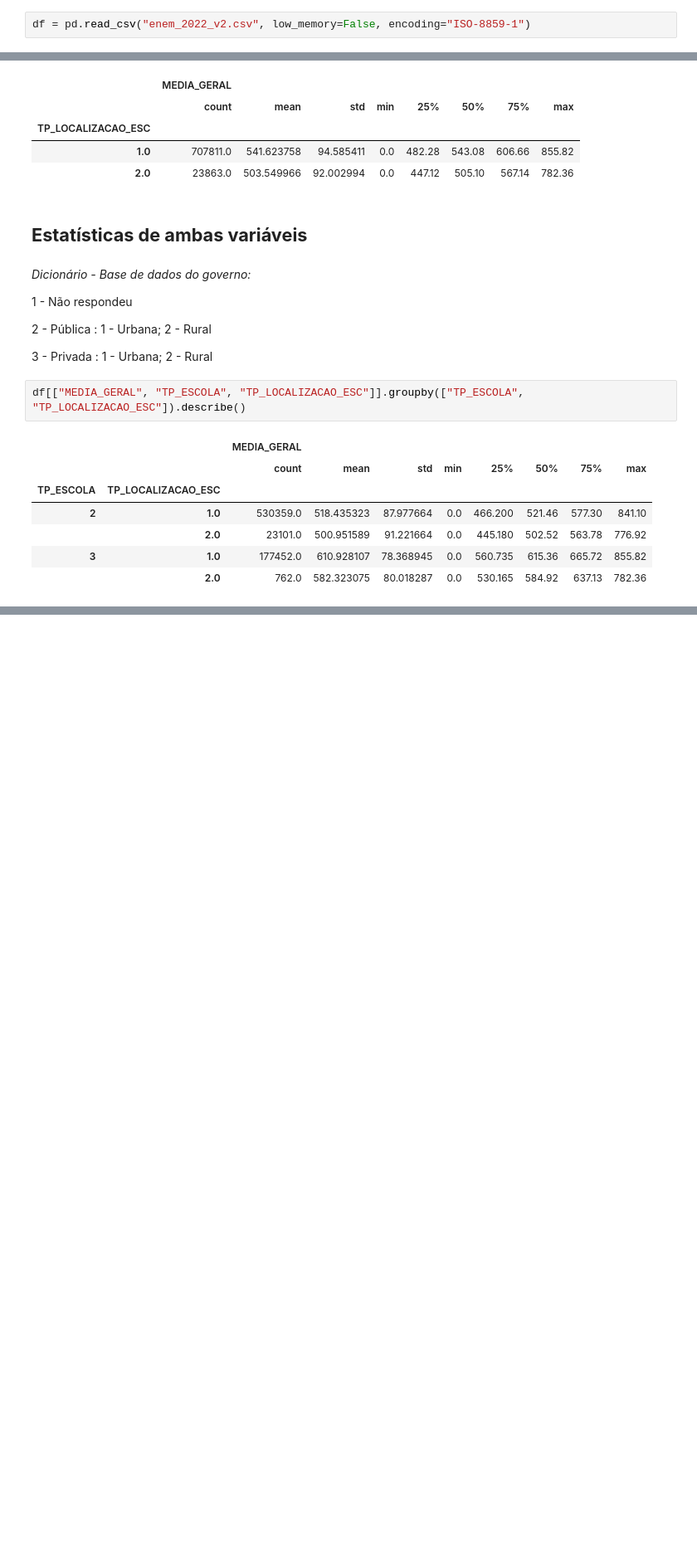
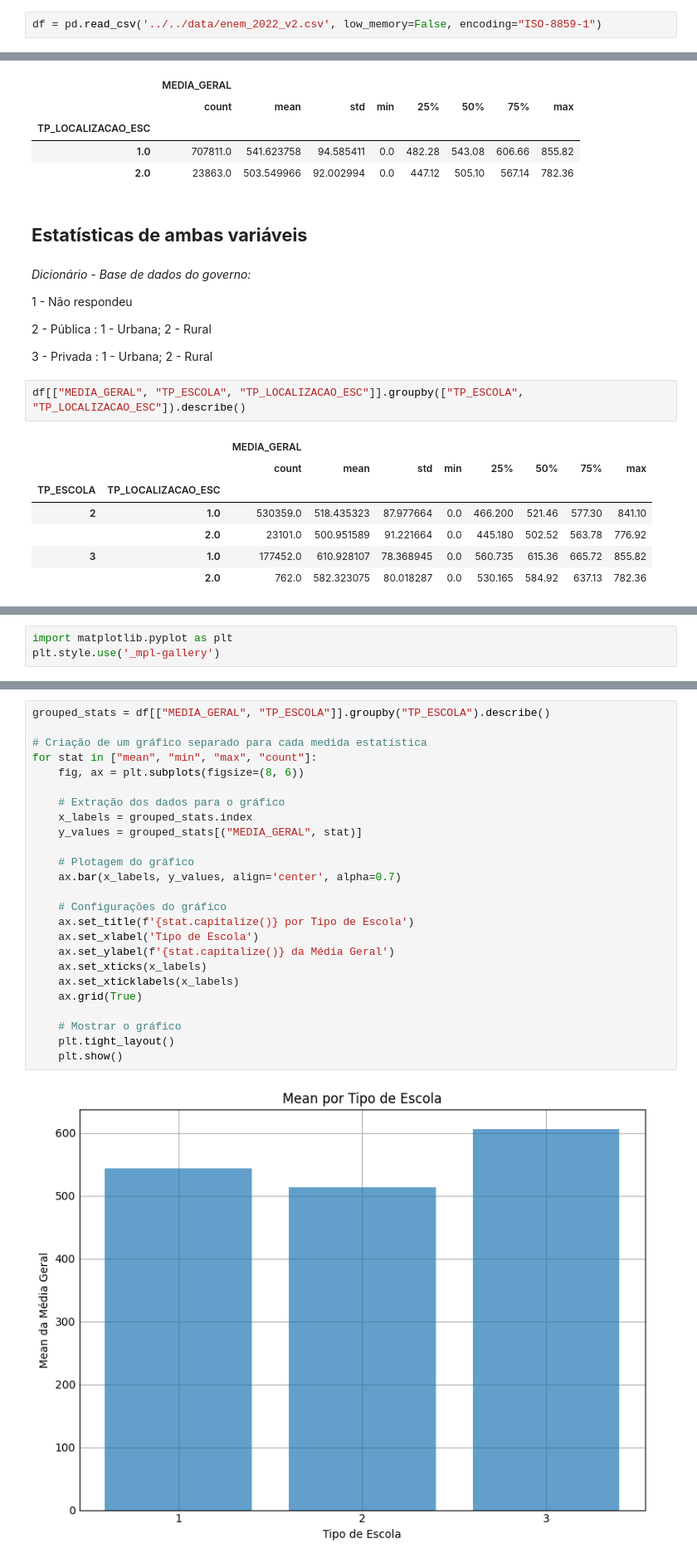
Before and after one commit to Medusa-85/analise_ENEM, a Jupyter notebook: analysis_2022/tp_esc/tp_escola.ipynb, the cells around one changed output, grey strips where cells are left out. Shown at 83% size. Drawn from its saved outputs; the diff is of its cells as text; blank space fills up the shorter version.

```diff
--- a/analysis_2022/tp_esc/tp_escola.ipynb
+++ b/analysis_2022/tp_esc/tp_escola.ipynb
@@ -8,7 +8,7 @@ pd.set_option('display.max_columns', None)
 # %% [markdown]
 **Analisando o dataset**
 # %%
-df = pd.read_csv("enem_2022_v2.csv", low_memory=False, encoding="ISO-8859-1")
+df = pd.read_csv('../../data/enem_2022_v2.csv', low_memory=False, encoding="ISO-8859-1")
 # %%
 df.info(verbose=True)
 # %% [output]
@@ -169,0 +171,3 @@ df[["MEDIA_GERAL", "TP_ESCOLA", "TP_LOCALIZACAO_ESC"]].groupby(["TP_ESCOLA", "TP
+# %%
+import matplotlib.pyplot as plt
+plt.style.use('_mpl-gallery')
@@ -169,0 +185,27 @@ df[["MEDIA_GERAL", "TP_ESCOLA", "TP_LOCALIZACAO_ESC"]].groupby(["TP_ESCOLA", "TP
+# %%
+grouped_stats = df[["MEDIA_GERAL", "TP_ESCOLA"]].groupby("TP_ESCOLA").describe()
+
+# Criação de um gráfico separado para cada medida estatística
+for stat in ["mean", "min", "max", "count"]:
+    fig, ax = plt.subplots(figsize=(8, 6))
+
+    # Extração dos dados para o gráfico
+    x_labels = grouped_stats.index
+    y_values = grouped_stats[("MEDIA_GERAL", stat)]
+
+    # Plotagem do gráfico
+    ax.bar(x_labels, y_values, align='center', alpha=0.7)
+
+    # Configurações do gráfico
+    ax.set_title(f'{stat.capitalize()} por Tipo de Escola')
+    ax.set_xlabel('Tipo de Escola')
+    ax.set_ylabel(f'{stat.capitalize()} da Média Geral')
+    ax.set_xticks(x_labels)
+    ax.set_xticklabels(x_labels)
+    ax.grid(True)
+
+    # Mostrar o gráfico
+    plt.tight_layout()
+    plt.show()
+# %% [output]
+[figure, added]
```
Also changed, not shown: parts of 11 cells of this notebook, 4 other files.
